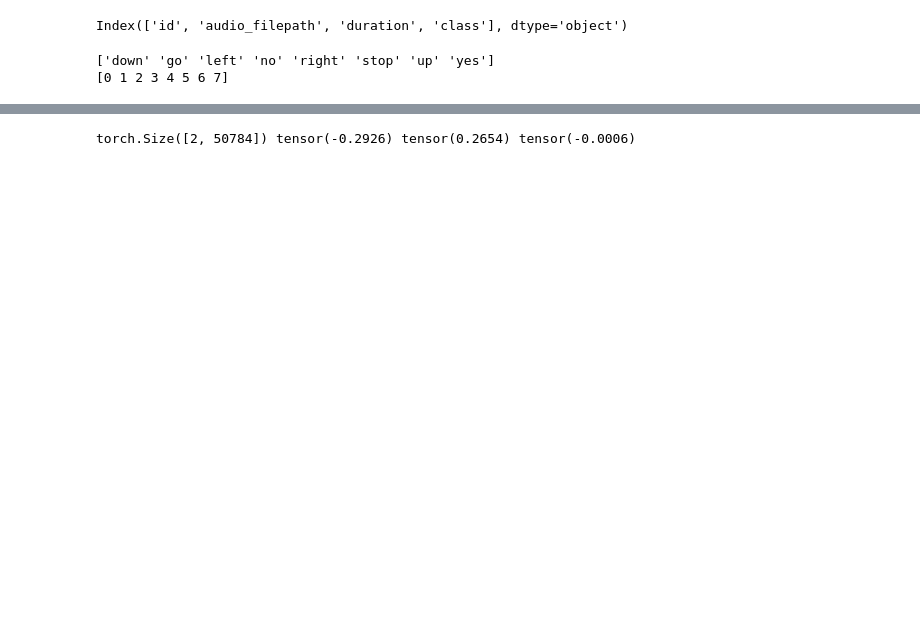
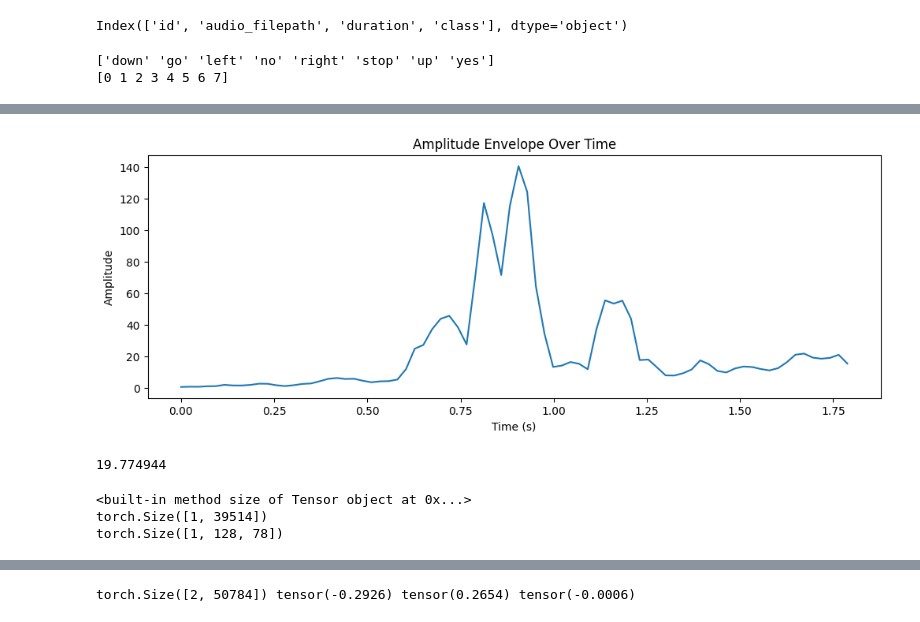
Before and after one commit to ridwan-salau/Ewe-Audio-Challenge, a Jupyter notebook: baseline_model_mh_clear_cache.ipynb, the cells around one changed output, grey strips where cells are left out. Drawn from its saved outputs; the diff is of its cells as text; code cells hidden in the pictures; blank space fills up the shorter version.

```diff
--- a/baseline_model_mh_clear_cache.ipynb
+++ b/baseline_model_mh_clear_cache.ipynb
@@ -58,0 +140,63 @@ Name: audio_filepath, Length: 5334, dtype: object
+# %%
+import librosa
+import numpy as np
+import matplotlib.pyplot as plt
+
+n_fft = 2048  # Typical value, adjust based on your needs
+hop_length = 512  # Typical value, 1/4 of n_fft
+
+# Load audio
+y, sr = librosa.load("audio_files_merged/id_ycmfxz1tgd.wav")
+def get_amplitude_envelope(y, sr):
+    # Compute STFT and get amplitude
+    S = librosa.stft(y, n_fft=n_fft, hop_length=hop_length)
+    amplitude_spectrum = np.abs(S)
+
+    # Compute the amplitude envelope over time
+    amplitude_envelope = np.max(amplitude_spectrum, axis=0)
+
+    return amplitude_envelope
+
+amplitude_envelope = get_amplitude_envelope(y, sr)
+
+def plot_amplitude_envelope(amplitude_envelope, sr):
+    # Create a time array for plotting
+    time = np.arange(len(amplitude_envelope)) * hop_length / sr
+
+    # Plot amplitude against time
+    plt.figure(figsize=(12, 4))
+    plt.plot(time, amplitude_envelope)
+    plt.xlabel('Time (s)')
+    plt.ylabel('Amplitude')
+    plt.title('Amplitude Envelope Over Time')
+    plt.show()
+
+plot_amplitude_envelope(amplitude_envelope, sr)
+# %% [output]
+[figure, added]
+# %%
+amplitude_envelope.mean()
+# %% [output]
+19.774944
+# %%
+import torchaudio
+waveform, sr = librosa.load("audio_files_merged/id_ycmfxz1tgd.wav")
+waveform = torch.from_numpy(waveform).unsqueeze(0)
+# Convert to mono if stereo
+if waveform.size(1) > 1:
+    print(waveform.size)
+    waveform = torch.mean(waveform, dim=0, keepdim=True)
+
+mel_transform = torchaudio.transforms.MelSpectrogram(
+            sample_rate=16000,
+            n_fft=2048,
+            hop_length=512,
+            n_mels=128
+        )
+print(waveform.shape)
+mel_spec = mel_transform((waveform))
+print(mel_spec.shape)
+# %% [output]
+<built-in method size of Tensor object at 0x...>
+torch.Size([1, 39514])
+torch.Size([1, 128, 78])
```
Also changed, not shown: parts of 41 cells of this notebook.
